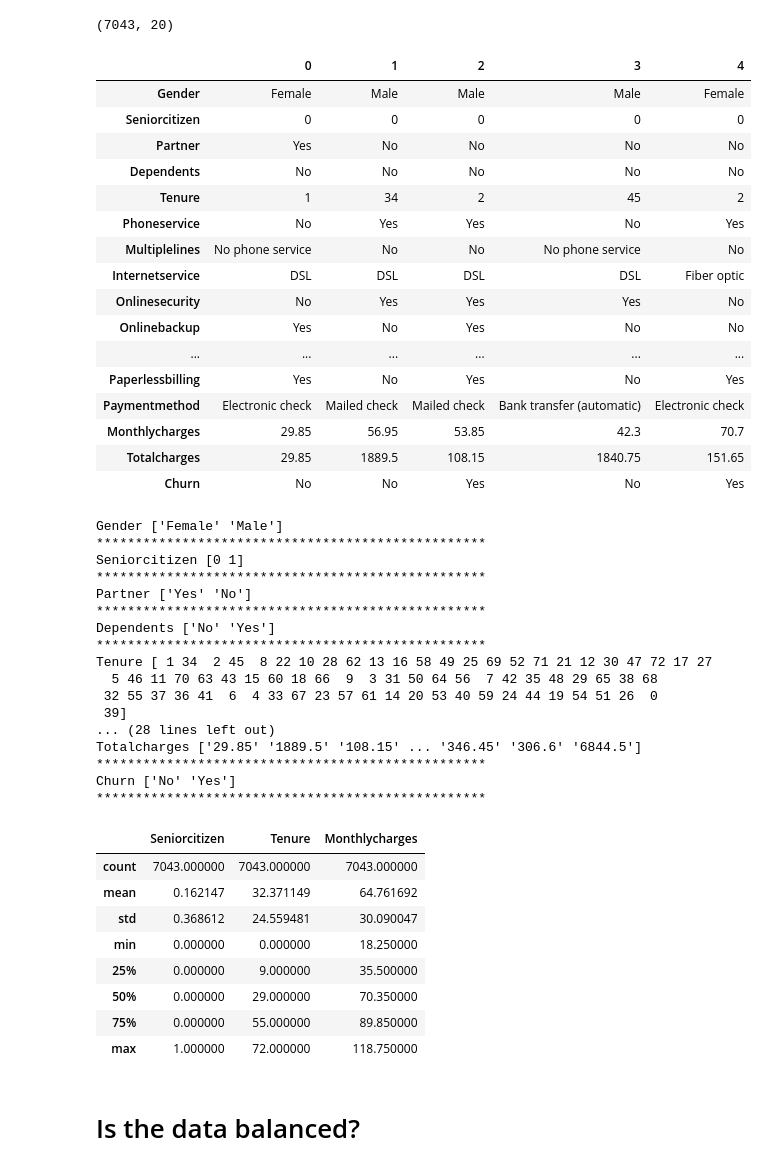
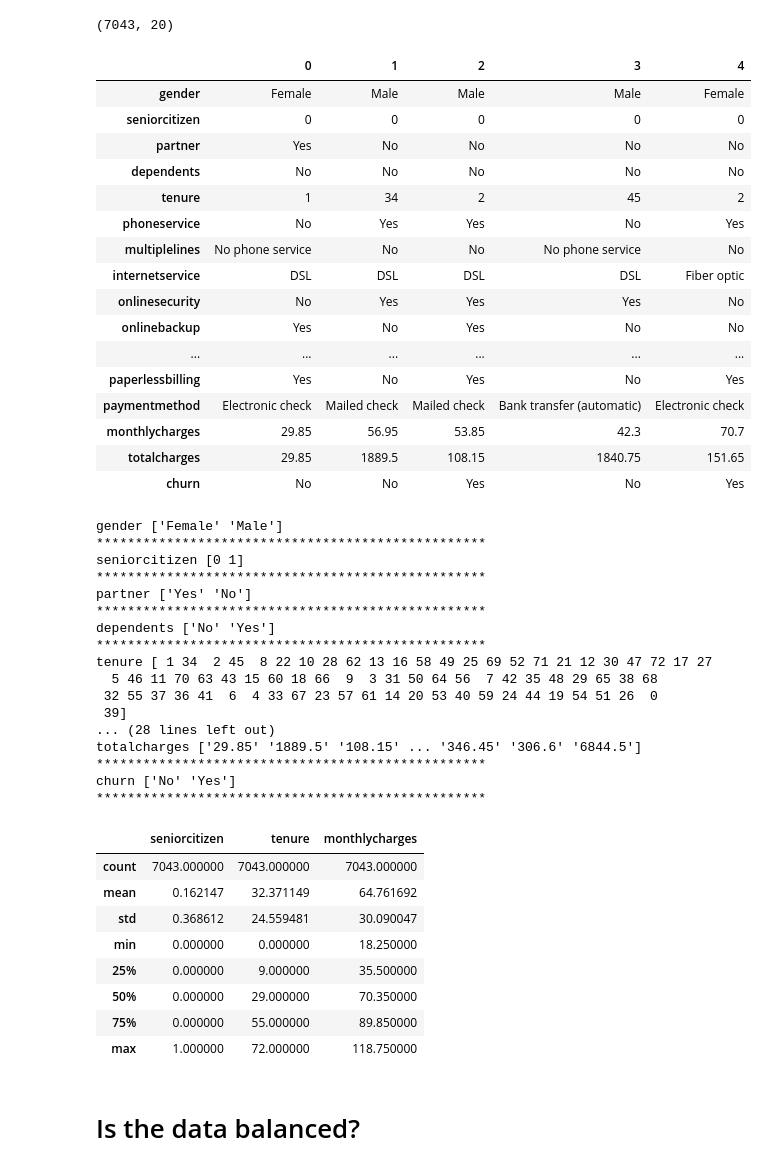
Before and after one commit to faris-alsherif/Customer-Churn-Prediction, a Jupyter notebook: Project_Customer_Churn_Prediction.ipynb, the cells around one changed output. Cells and saved outputs as stored; diff of their text form; code cells hidden in the pictures.

```diff
--- a/Project_Customer_Churn_Prediction.ipynb
+++ b/Project_Customer_Churn_Prediction.ipynb
@@ -128,54 +128,54 @@ df.shape
 (7043, 20)
 # %%
 #To make the letters of each column a lower letter
-df.columns = df.columns.str.title()
+df.columns = df.columns.str.lower()
 df.head().T
 # %% [output]
 |  | 0 | 1 | 2 | 3 | 4 |
-| Gender | Female | Male | Male | Male | Female |
-| Seniorcitizen | 0 | 0 | 0 | 0 | 0 |
-| Partner | Yes | No | No | No | No |
-| Dependents | No | No | No | No | No |
-| Tenure | 1 | 34 | 2 | 45 | 2 |
-| Phoneservice | No | Yes | Yes | No | Yes |
-| Multiplelines | No phone service | No | No | No phone service | No |
-| Internetservice | DSL | DSL | DSL | DSL | Fiber optic |
-| Onlinesecurity | No | Yes | Yes | Yes | No |
-| Onlinebackup | Yes | No | Yes | No | No |
+| gender | Female | Male | Male | Male | Female |
+| seniorcitizen | 0 | 0 | 0 | 0 | 0 |
+| partner | Yes | No | No | No | No |
+| dependents | No | No | No | No | No |
+| tenure | 1 | 34 | 2 | 45 | 2 |
+| phoneservice | No | Yes | Yes | No | Yes |
+| multiplelines | No phone service | No | No | No phone service | No |
+| internetservice | DSL | DSL | DSL | DSL | Fiber optic |
+| onlinesecurity | No | Yes | Yes | Yes | No |
+| onlinebackup | Yes | No | Yes | No | No |
 | ... | ... | ... | ... | ... | ... |
-| Paperlessbilling | Yes | No | Yes | No | Yes |
-| Paymentmethod | Electronic check | Mailed check | Mailed check | Bank transfer (automatic) | Electronic check |
-| Monthlycharges | 29.85 | 56.95 | 53.85 | 42.3 | 70.7 |
-| Totalcharges | 29.85 | 1889.5 | 108.15 | 1840.75 | 151.65 |
-| Churn | No | No | Yes | No | Yes |
+| paperlessbilling | Yes | No | Yes | No | Yes |
+| paymentmethod | Electronic check | Mailed check | Mailed check | Bank transfer (automatic) | Electronic check |
+| monthlycharges | 29.85 | 56.95 | 53.85 | 42.3 | 70.7 |
+| totalcharges | 29.85 | 1889.5 | 108.15 | 1840.75 | 151.65 |
+| churn | No | No | Yes | No | Yes |
 # %%
 #printing the unique values in all  the columns
 for column in df.columns:
     print(column,df[column].unique())
     print("*"*50)
 # %% [output]
-Gender ['Female' 'Male']
+gender ['Female' 'Male']
 **************************************************
-Seniorcitizen [0 1]
+seniorcitizen [0 1]
 **************************************************
-Partner ['Yes' 'No']
+partner ['Yes' 'No']
 **************************************************
-Dependents ['No' 'Yes']
+dependents ['No' 'Yes']
 **************************************************
-Tenure [ 1 34  2 45  8 22 10 28 62 13 16 58 49 25 69 52 71 21 12 30 47 72 17 27
+tenure [ 1 34  2 45  8 22 10 28 62 13 16 58 49 25 69 52 71 21 12 30 47 72 17 27
   5 46 11 70 63 43 15 60 18 66  9  3 31 50 64 56  7 42 35 48 29 65 38 68
  32 55 37 36 41  6  4 33 67 23 57 61 14 20 53 40 59 24 44 19 54 51 26  0
  39]
 ... (28 lines left out)
-Totalcharges ['29.85' '1889.5' '108.15' ... '346.45' '306.6' '6844.5']
+totalcharges ['29.85' '1889.5' '108.15' ... '346.45' '306.6' '6844.5']
 **************************************************
-Churn ['No' 'Yes']
+churn ['No' 'Yes']
 **************************************************
 # %%
 #to use describe function
 df.describe()
 # %% [output]
-|  | Seniorcitizen | Tenure | Monthlycharges |
+|  | seniorcitizen | tenure | monthlycharges |
 | count | 7043.000000 | 7043.000000 | 7043.000000 |
 | mean | 0.162147 | 32.371149 | 64.761692 |
 | std | 0.368612 | 24.559481 | 30.090047 |
```
Also changed, not shown: parts of 16 cells of this notebook.
